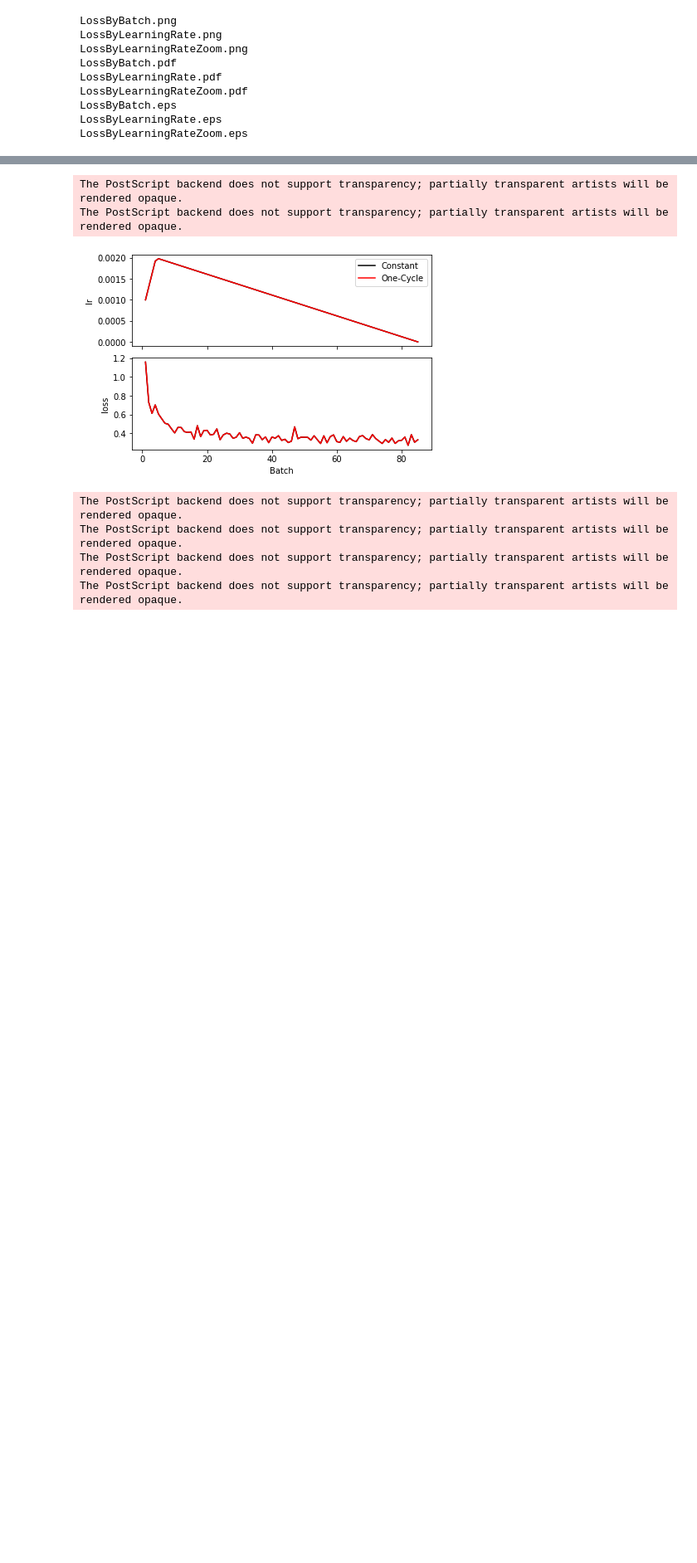
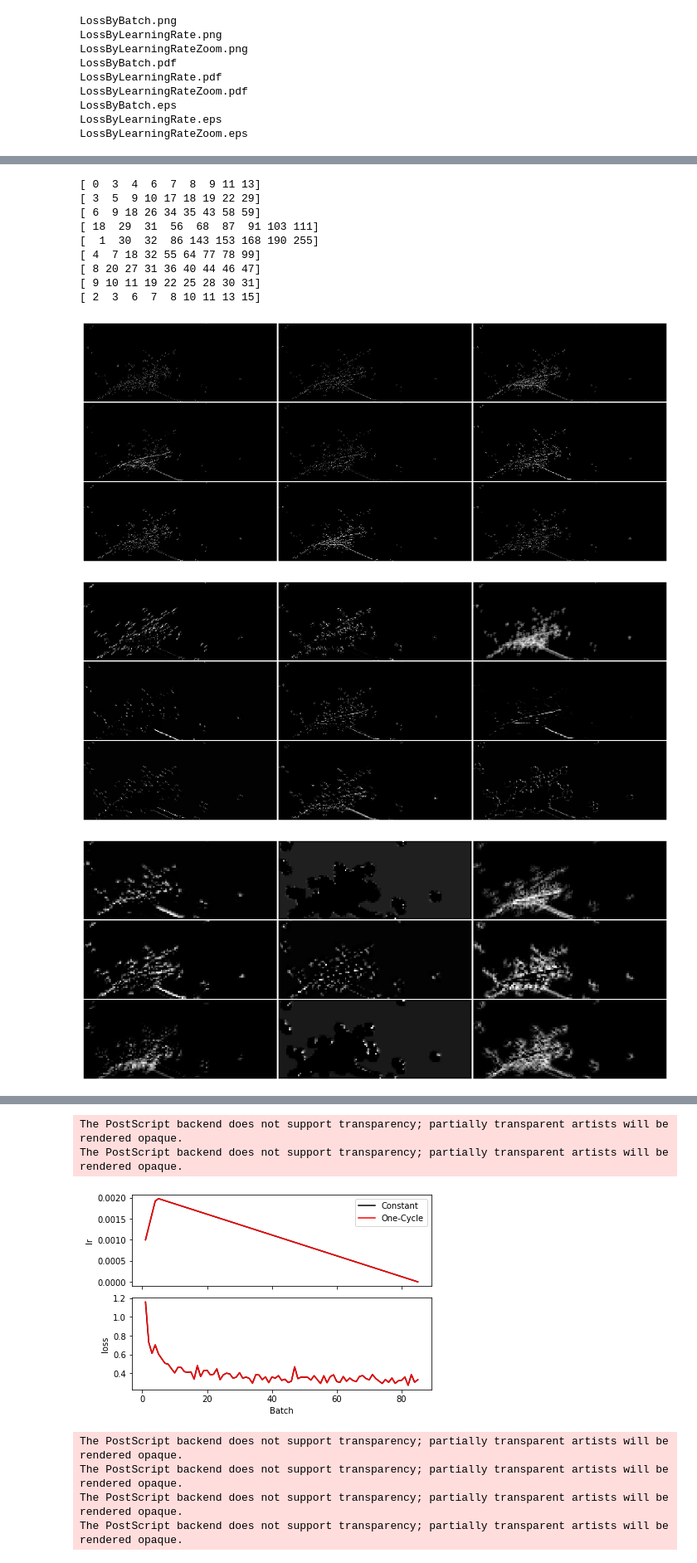
Before and after one commit to AndyChappell/SemanticSegmentation, a Jupyter notebook: dune_network.ipynb, the cells around one changed output, grey strips where cells are left out. Shown at 83% size. Drawn from its saved outputs; the diff is of its cells as text; code cells hidden in the pictures; blank space fills up the shorter version.

```diff
--- a/dune_network.ipynb
+++ b/dune_network.ipynb
@@ -388,3 +491,20 @@ def one_epoch(epoch, model, optim, scheduler, dl, training):
             scheduler.step()
             optim.zero_grad()
     return stats, info
+# %%
+# Register hooks for feature map visualisation
+activation = {}
+def get_activation(name):
+    def hook(model, input, output):
+        activation[name] = output.detach()
+    return hook
+
+model.c1.register_forward_hook(get_activation('ResBlock1'))
+model.c2.register_forward_hook(get_activation('ResBlock2'))
+model.c3.register_forward_hook(get_activation('ResBlock3'))
+model.c4.register_forward_hook(get_activation('ResBlock4'))
+model.c5.register_forward_hook(get_activation('Bridge'))
+model.c6.register_forward_hook(get_activation('TransConvBlock4'))
+model.c7.register_forward_hook(get_activation('TransConvBlock3'))
+model.c8.register_forward_hook(get_activation('TransConvBlock2'))
+model.c9.register_forward_hook(get_activation('TransConvBlock1'))
@@ -444,0 +559,30 @@ Epoch 5 : loss 0.3329755049198866 acc 0.878302276134491   val_loss 0.32544556260
+# %%
+# Visualize feature maps
+names = ['ResBlock1','ResBlock2','ResBlock3','ResBlock4','Bridge',
+         'TransConvBlock4','TransConvBlock3','TransConvBlock2','TransConvBlock1']
+for name in names:
+    act = activation[name].squeeze()
+    choices = np.sort(np.random.choice(list(range(act.size(1))), size = 9, replace = False))
+    act = act[:,choices]
+    fig, ax = plt.subplots(act.size(1) // 3, act.size(1) // 3, figsize=(15,6))
+    print(choices)
+    for img_idx in [3, 19, 26, 27, 37]:
+        tot_act = torch.sum(act[img_idx], dim=0)
+        for filter_idx in range(act.size(1)):
+            ax[filter_idx // 3, filter_idx % 3].axis('off')
+            ax[filter_idx // 3, filter_idx % 3].imshow(act[img_idx, filter_idx], cmap=plt.get_cmap("Greys_r"))
+        plt.tight_layout(pad=0.2)
+        iu.save_figure(plt, f"{name}_{img_idx}")
+# %% [output]
+[ 0  3  4  6  7  8  9 11 13]
+[ 3  5  9 10 17 18 19 22 29]
+[ 6  9 18 26 34 35 43 58 59]
+[ 18  29  31  56  68  87  91 103 111]
+[  1  30  32  86 143 153 168 190 255]
+[ 4  7 18 32 55 64 77 78 99]
+[ 8 20 27 31 36 40 44 46 47]
+[ 9 10 11 19 22 25 28 30 31]
+[ 2  3  6  7  8 10 11 13 15]
+[figure, added]
+[figure, added]
+[figure, added]
```
Also changed, not shown: parts of 37 cells of this notebook.
